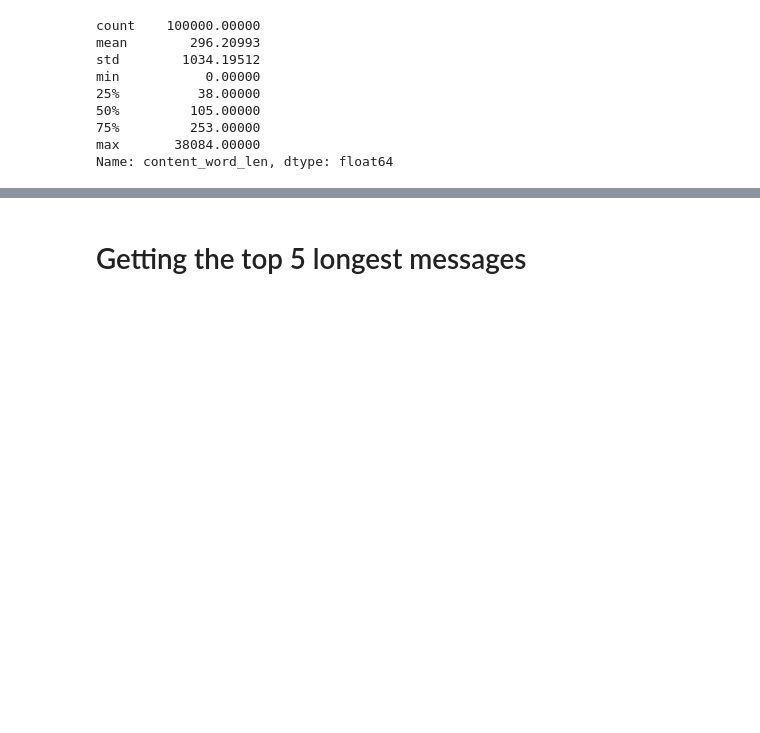
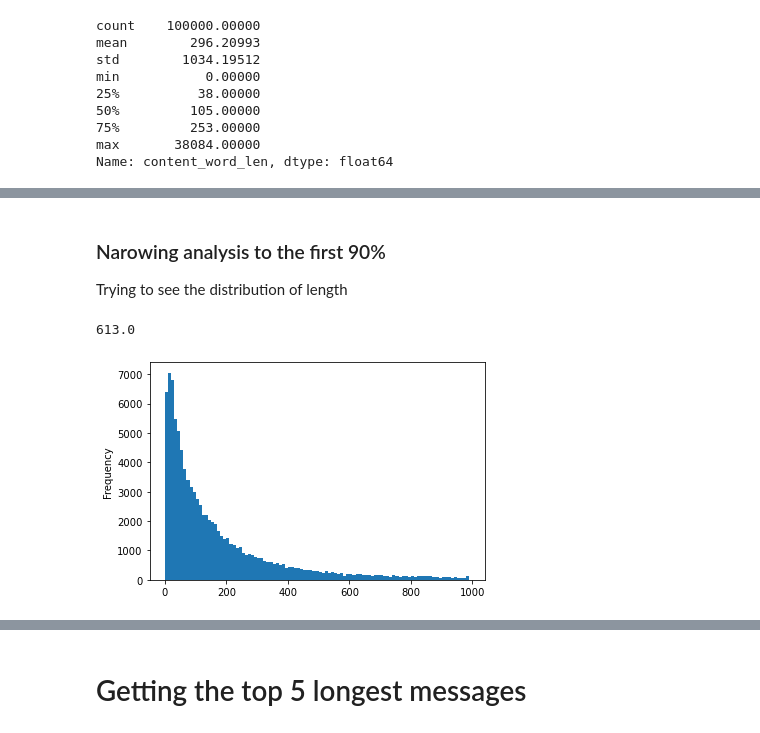
Before and after one commit to baptiste-mouton/ig4_dataScienceProject, a Jupyter notebook: data_cleaning_am.ipynb, the cells around one changed output, grey strips where cells are left out. Saved outputs shown, nothing was run; the diff lists cells and outputs as text; code cells hidden in the pictures; blank space fills up the shorter version.

```diff
--- a/data_cleaning_am.ipynb
+++ b/data_cleaning_am.ipynb
@@ -98,0 +97,12 @@ On classe les corps de mails en catégories de longueur grâce aux quartiles:
+# %% [markdown]
+### Narowing analysis to the first 90%
+
+Trying to see the distribution of length
+# %%
+data['content_word_len'].quantile(0.91)
+# %% [output]
+613.0
+# %%
+ax = data["content_word_len"].plot.hist(bins=range(0,1000,10))
+# %% [output]
+[figure, added]
```
Also changed, not shown: parts of 17 cells of this notebook.
